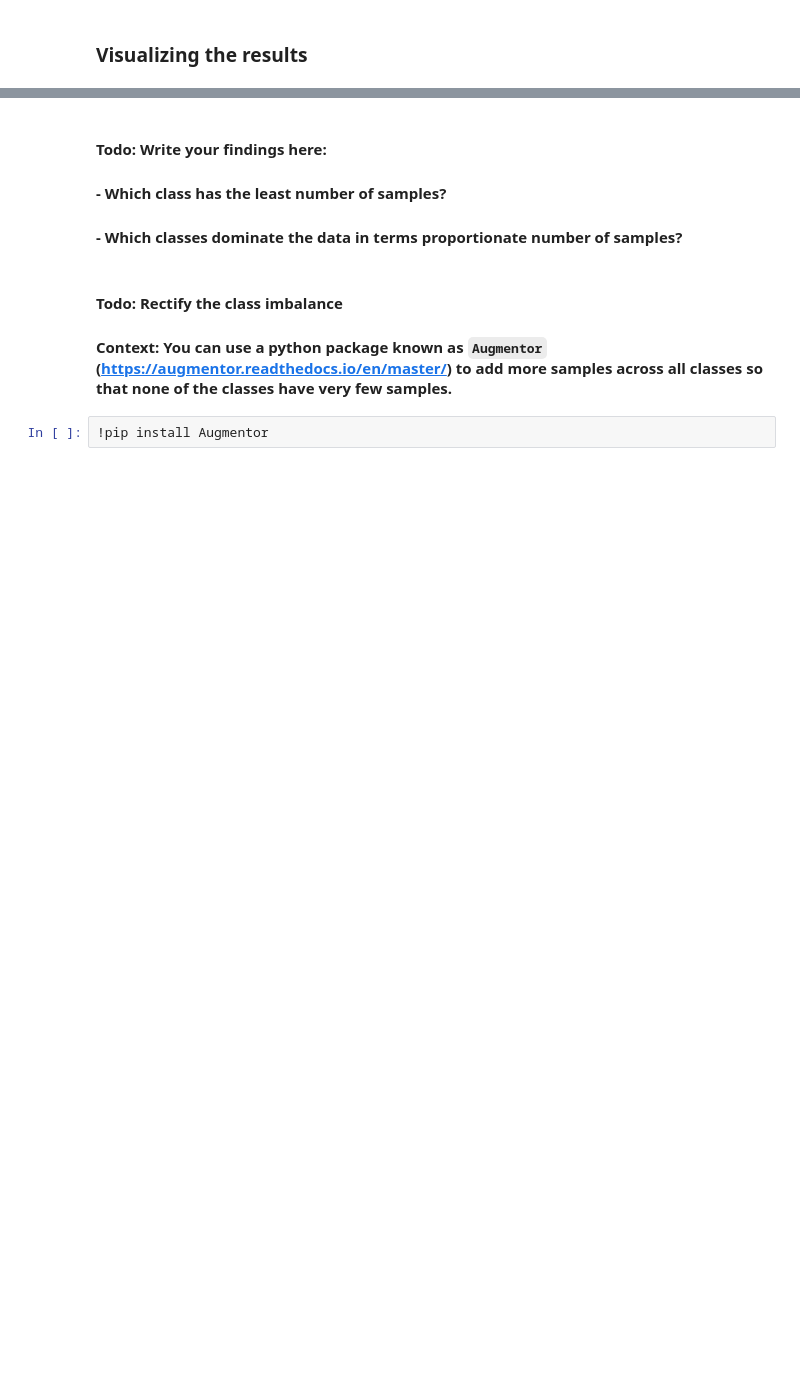
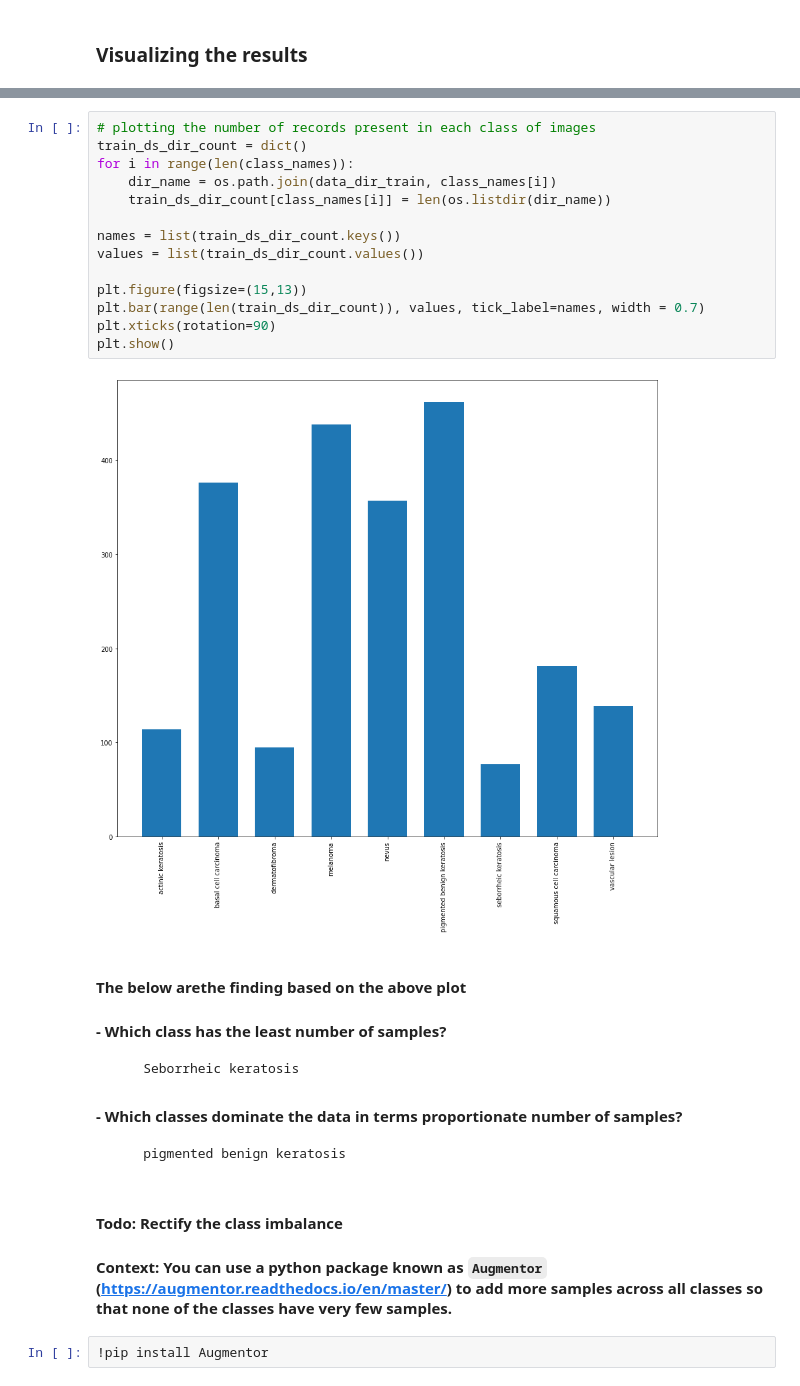
Before and after one commit to ashish0688/Melanoma-Detection-Assignment, a Jupyter notebook: Ashish_Kumar_Singh_nn.ipynb, the cells around one changed output, grey strips where cells are left out. Saved outputs shown, nothing was run; the diff lists cells and outputs as text; blank space fills up the shorter version.

```diff
--- a/Ashish_Kumar_Singh_nn.ipynb
+++ b/Ashish_Kumar_Singh_nn.ipynb
@@ -348,7 +447,25 @@ plt.show()
+# %%
+# plotting the number of records present in each class of images
+train_ds_dir_count = dict()
+for i in range(len(class_names)):
+    dir_name = os.path.join(data_dir_train, class_names[i])
+    train_ds_dir_count[class_names[i]] = len(os.listdir(dir_name))
+
+names = list(train_ds_dir_count.keys())
+values = list(train_ds_dir_count.values())
+
+plt.figure(figsize=(15,13))
+plt.bar(range(len(train_ds_dir_count)), values, tick_label=names, width = 0.7)
+plt.xticks(rotation=90)
+plt.show()
+# %% [output]
+[figure, added]
 # %% [markdown]
-#### **Todo:** Write your findings here:
+#### The below arethe finding based on the above plot
 #### - Which class has the least number of samples?
+        Seborrheic keratosis
 #### - Which classes dominate the data in terms proportionate number of samples?
+        pigmented benign keratosis
 # %% [markdown]
 #### **Todo:** Rectify the class imbalance
 #### **Context:** You can use a python package known as `Augmentor` (https://augmentor.readthedocs.io/en/master/) to add more samples across all classes so that none of the classes have very few samples.
```
Also changed, not shown: parts of 22 cells of this notebook.
